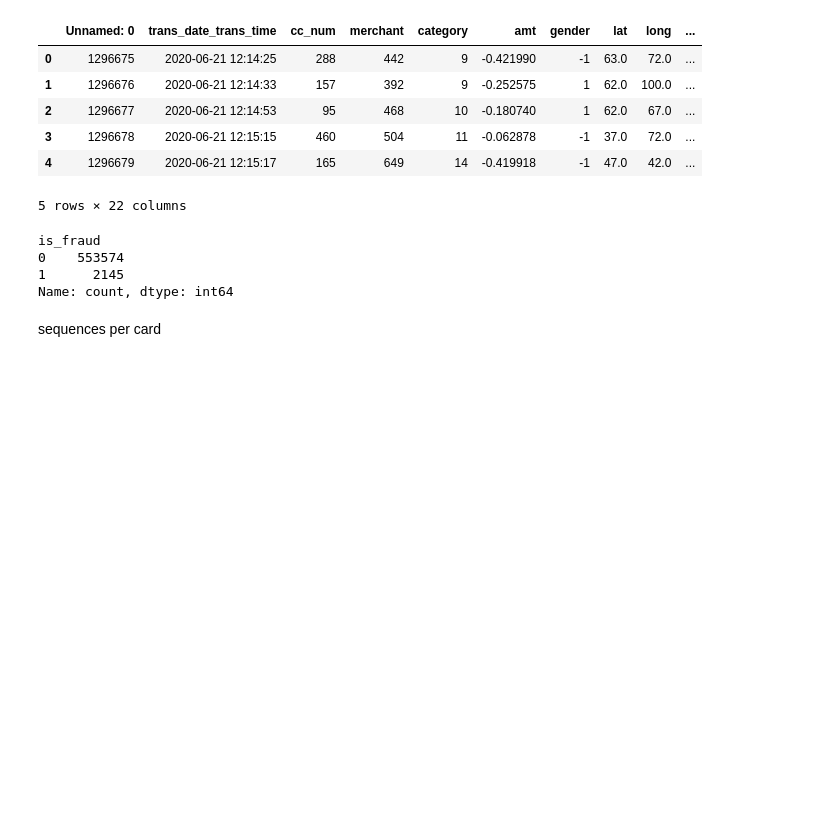
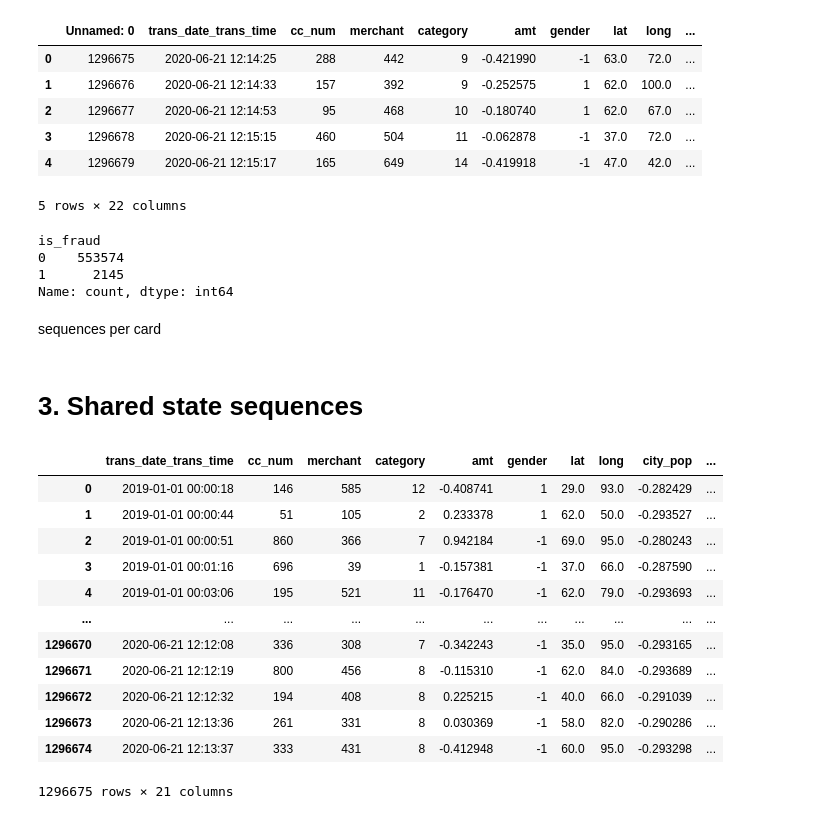
Before and after one commit to A-Nancio/Thesis, a Jupyter notebook: src/data_processing/pre_training/3_generate_sequences.ipynb, the cells around one changed output. Cells and saved outputs as stored; diff of their text form; code cells hidden in the pictures; blank space fills up the shorter version.

Commit message:
change sequence creation

```diff
--- a/src/data_processing/pre_training/3_generate_sequences.ipynb
+++ b/src/data_processing/pre_training/3_generate_sequences.ipynb
@@ -121,3 +119,22 @@ df.drop(['trans_date_trans_time', 'unix_time', 'is_fraud', 'Unnamed: 0'],axis=1,
 
 np.save('../../../data/test/transactions', df.to_numpy())
 np.save('../../../data/test/all_transaction_labels', labels)
+# %% [markdown]
+# 3. Shared state sequences
+# %%
+df = pd.read_csv('../../../data/modified/modified_fraudTrain.csv', index_col='Unnamed: 0')
+df
+# %% [output]
+|  | trans_date_trans_time | cc_num | merchant | category | amt | gender | lat | long | city_pop | ... |
+| 0 | 2019-01-01 00:00:18 | 146 | 585 | 12 | -0.408741 | 1 | 29.0 | 93.0 | -0.282429 | ... |
+| 1 | 2019-01-01 00:00:44 | 51 | 105 | 2 | 0.233378 | 1 | 62.0 | 50.0 | -0.293527 | ... |
+| 2 | 2019-01-01 00:00:51 | 860 | 366 | 7 | 0.942184 | -1 | 69.0 | 95.0 | -0.280243 | ... |
+| 3 | 2019-01-01 00:01:16 | 696 | 39 | 1 | -0.157381 | -1 | 37.0 | 66.0 | -0.287590 | ... |
+| 4 | 2019-01-01 00:03:06 | 195 | 521 | 11 | -0.176470 | -1 | 62.0 | 79.0 | -0.293693 | ... |
+| ... | ... | ... | ... | ... | ... | ... | ... | ... | ... | ... |
+| 1296670 | 2020-06-21 12:12:08 | 336 | 308 | 7 | -0.342243 | -1 | 35.0 | 95.0 | -0.293165 | ... |
+| 1296671 | 2020-06-21 12:12:19 | 800 | 456 | 8 | -0.115310 | -1 | 62.0 | 84.0 | -0.293689 | ... |
+| 1296672 | 2020-06-21 12:12:32 | 194 | 408 | 8 | 0.225215 | -1 | 40.0 | 66.0 | -0.291039 | ... |
+| 1296673 | 2020-06-21 12:13:36 | 261 | 331 | 8 | 0.030369 | -1 | 58.0 | 82.0 | -0.290286 | ... |
+| 1296674 | 2020-06-21 12:13:37 | 333 | 431 | 8 | -0.412948 | -1 | 60.0 | 95.0 | -0.293298 | ... |
+1296675 rows × 21 columns
```
Also changed, not shown: parts of 4 cells of this notebook, 1 other file.
